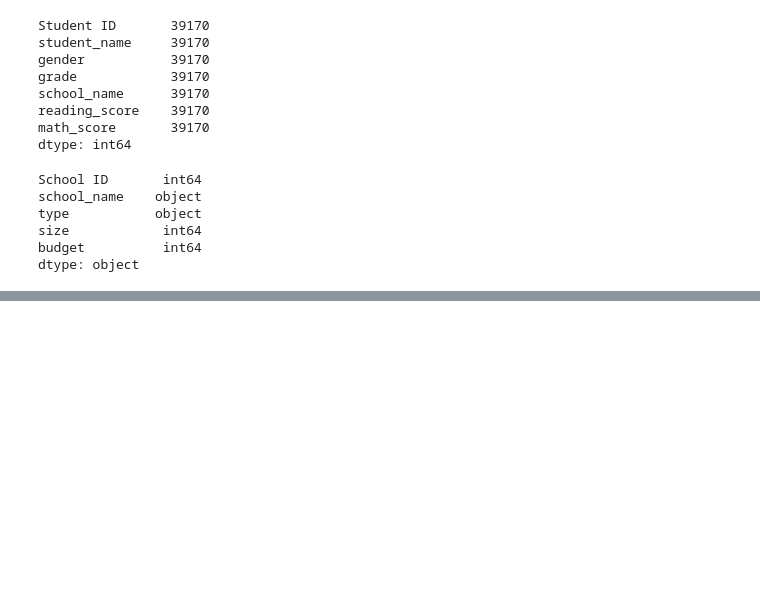
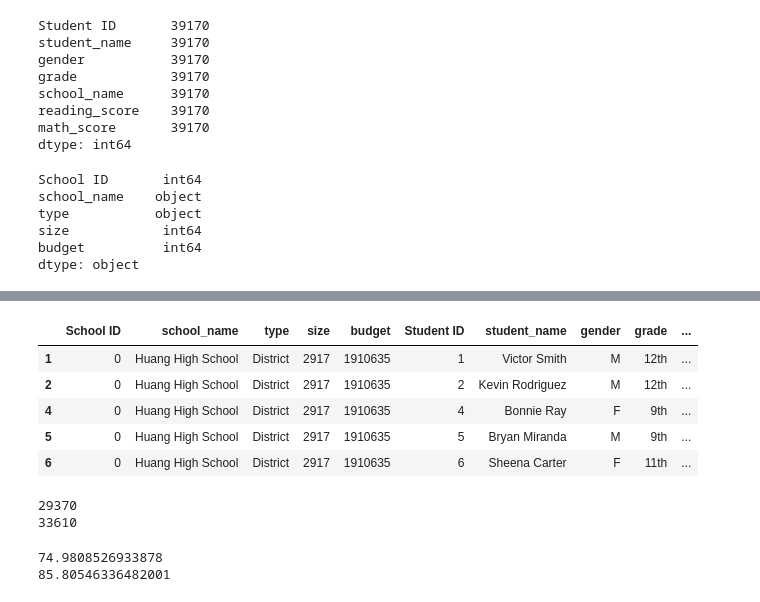
Before and after one commit to omadto01/School_District_Analysis, a Jupyter notebook: PyCitySchools.ipynb, the cells around one changed output, grey strips where cells are left out. Cells and saved outputs as stored; diff of their text form; code cells hidden in the pictures; blank space fills up the shorter version.

```diff
--- a/PyCitySchools.ipynb
+++ b/PyCitySchools.ipynb
@@ -145,0 +242,11 @@ student_data_df
+# %%
+# Get all the students that are passing reading in a new DataFrame.
+passing_reading = school_data_complete_df[school_data_complete_df["reading_score"] >= 70]
+passing_reading.head()
+# %% [output]
+|  | School ID | school_name | type | size | budget | Student ID | student_name | gender | grade | ... |
+| 1 | 0 | Huang High School | District | 2917 | 1910635 | 1 | Victor Smith | M | 12th | ... |
+| 2 | 0 | Huang High School | District | 2917 | 1910635 | 2 | Kevin Rodriguez | M | 12th | ... |
+| 4 | 0 | Huang High School | District | 2917 | 1910635 | 4 | Bonnie Ray | F | 9th | ... |
+| 5 | 0 | Huang High School | District | 2917 | 1910635 | 5 | Bryan Miranda | M | 9th | ... |
+| 6 | 0 | Huang High School | District | 2917 | 1910635 | 6 | Sheena Carter | F | 11th | ... |
@@ -145,0 +264,6 @@ student_data_df
+# %%
+print(passing_math_count)
+print(passing_reading_count)
+# %% [output]
+29370
+33610
@@ -145,0 +278,6 @@ student_data_df
+# %%
+print(passing_math_percentage)
+print(passing_reading_percentage)
+# %% [output]
+74.9808526933878
+85.80546336482001
```
Also changed, not shown: parts of 26 cells of this notebook, 2 other files.
